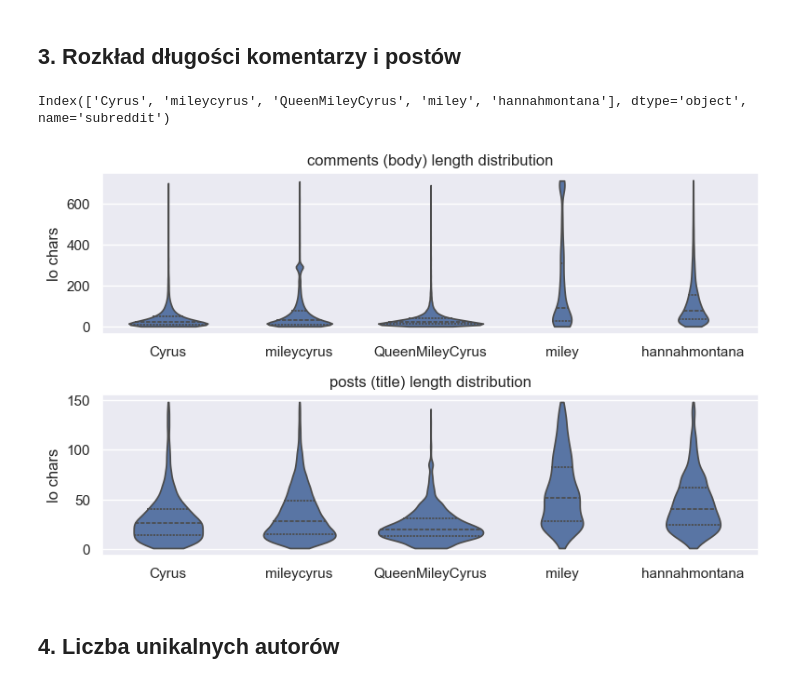
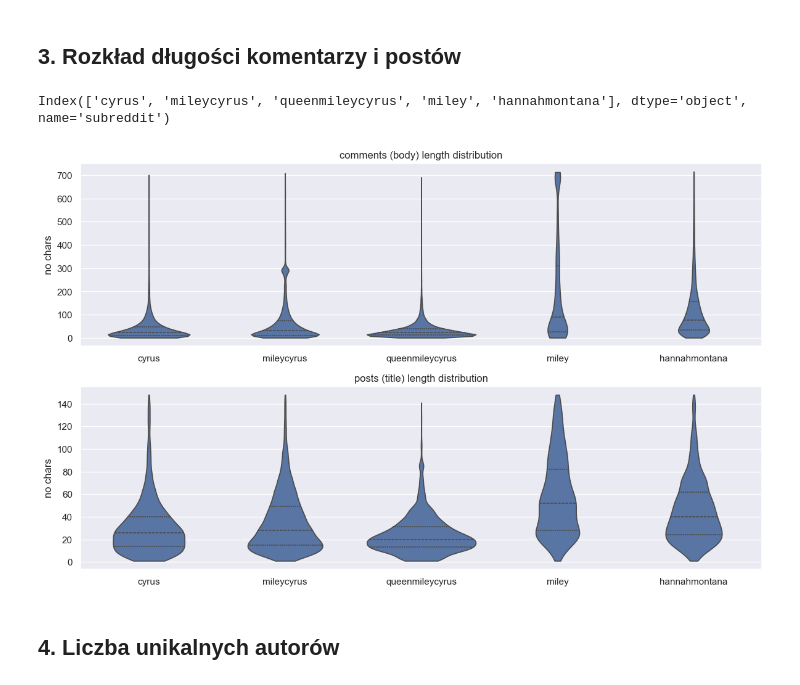
Before and after one commit to iga-bochniak/Spolecznosc-muzyczna-Reddit, a Jupyter notebook: EDA.ipynb, the cells around one changed output. Drawn from its saved outputs; the diff is of its cells as text; code cells hidden in the pictures.

```diff
--- a/EDA.ipynb
+++ b/EDA.ipynb
@@ -42,0 +10,29 @@ data.head(2)
+# %%
+data = pd.read_csv(r"data.csv", dtype = {"link_flair_text": "string"})
+
+data["date"] = pd.to_datetime(data["created_date"])
+data["year"]  = data["date"].dt.year
+
+data["figure"] = data["postac"]
+
+data = data[[
+    "figure",
+    "type",
+    "subreddit",
+    # "subreddit_id",
+    # "created_utc",
+    "date",
+    "year",
+    "id",
+    "parent_id",
+    # "link_id",
+    "author",
+    "title",
+    "body",
+    # "ups",
+    # "downs",
+    "score",
+    "over_18"
+]]
+
+data.head(2)
@@ -42,0 +122,2 @@ data.head(2)
+# %%
+data = data.loc[~removed_body_mask & ~removed_title_mask & ~bot_mask].copy()
@@ -151,7 +238,7 @@ order = (
 )
 print(order)
 
-fig, (ax1, ax2) = plt.subplots(2, 1, figsize=(8, 8/1.618))
+fig, (ax1, ax2) = plt.subplots(2, 1, figsize=(12, 12/1.618))
 
 data_body = data[
     (data["type"] == "comments") &
@@ -166,37 +253,37 @@ sns.violinplot(
     inner="quartile",
     ax=ax1
 )
 
 ax1.set_title("comments (body) length distribution")
 ax1.set_xlabel("")
-ax1.set_ylabel("lo chars")
+ax1.set_ylabel("no chars")
 ax1.tick_params(axis="x", rotation=0)
 
 
 data_title = data[
     (data["type"] == "posts") &
     (data["lo_title"] <= data["lo_title"].quantile(0.995))
 ]
 sns.violinplot(
     data=data_title,
     x="subreddit",
     y="lo_title",
     order=order,
     cut=0,
     inner="quartile",
     ax=ax2
 )
 
 ax2.set_title("posts (title) length distribution")
 ax2.set_xlabel("")
-ax2.set_ylabel("lo chars")
+ax2.set_ylabel("no chars")
 ax2.tick_params(axis="x", rotation=0)
 
 plt.tight_layout()
 plt.show()
 # %% [output]
-Index(['Cyrus', 'mileycyrus', 'QueenMileyCyrus', 'miley', 'hannahmontana'], dtype='object', name='subreddit')
+Index(['cyrus', 'mileycyrus', 'queenmileycyrus', 'miley', 'hannahmontana'], dtype='object', name='subreddit')
-[figure, old version]
+[figure, new version]
 # %% [markdown]
 ## 4. Liczba unikalnych autorów
 # %%
```
Also changed, not shown: parts of 20 cells of this notebook.
